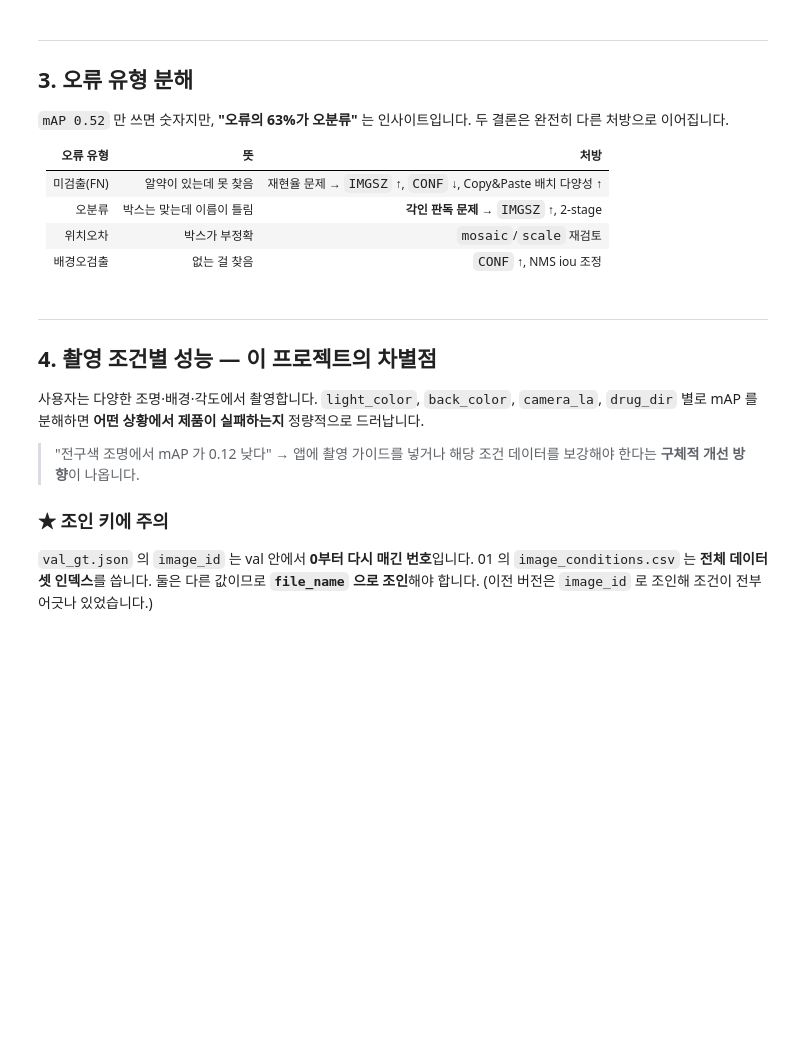
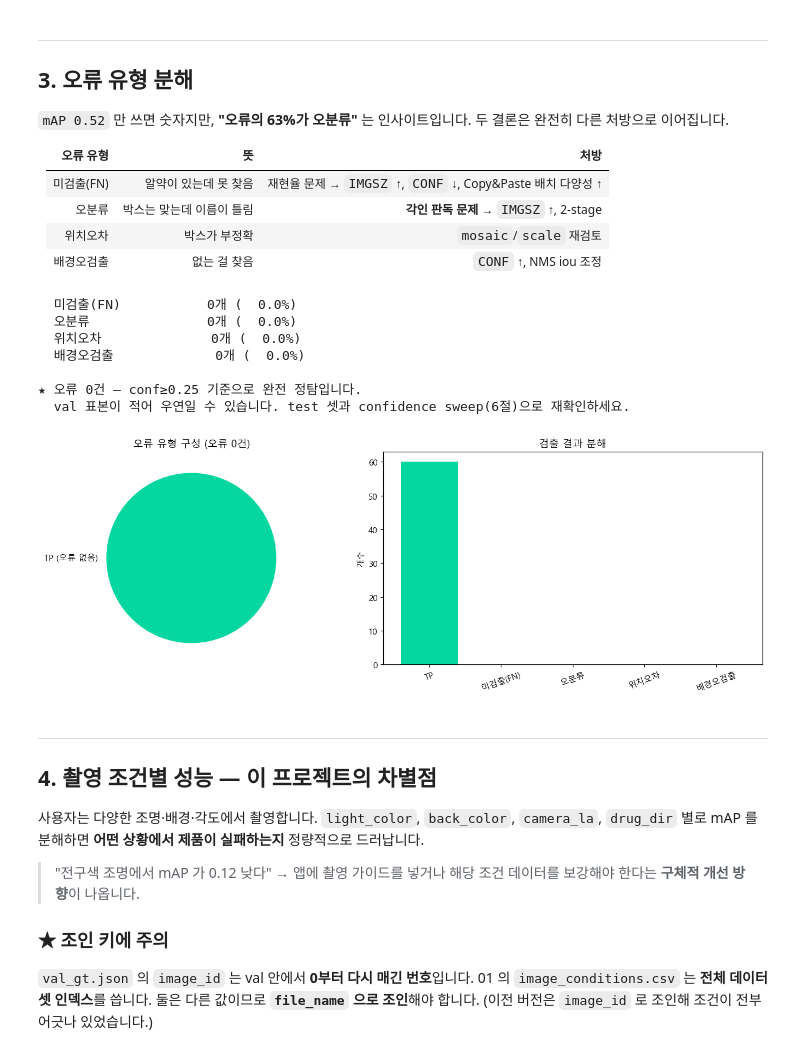
Before and after one commit to diokim17/pill-object-detection, a Jupyter notebook: notebooks/04_evaluation.ipynb, the cells around one changed output. Drawn from its saved outputs; the diff is of its cells as text; code cells hidden in the pictures; blank space fills up the shorter version.

```diff
--- a/notebooks/04_evaluation.ipynb
+++ b/notebooks/04_evaluation.ipynb
@@ -451,29 +467,53 @@ print(f"\nrecall {eb['recall']:.4f}  precision {eb['precision']:.4f}  (conf≥{E
 # %%
 plt = setup_matplotlib()
 
 for k, v in sorted(eb["ratio"].items(), key=lambda x: -x[1]):
     print(f"  {k:<12} {eb[k]:>6,}개 ({v*100:5.1f}%) {'█'*int(v*40)}")
 
-top = max(eb["ratio"], key=eb["ratio"].get)
+# ★ 오류가 하나도 없으면(완전 정탐) ratio 가 전부 0 — 이 경우 top/advice 는 건너뜁니다.
+n_err_total = sum(eb[k] for k in eb["ratio"])
 advice = {"미검출(FN)": "재현율 문제. IMGSZ 를 키우거나 CONF 를 낮추세요. "
                         "Copy&Paste 로 배치 다양성을 늘리는 것도 유효합니다.",
           "오분류": "검출은 되는데 종류를 틀립니다. 해상도를 올려 각인 판독력을 높이세요.",
           "위치오차": "박스가 부정확합니다. IMGSZ 상향, mosaic/scale 재검토.",
           "배경오검출": "없는 걸 찾습니다. CONF 상향 또는 NMS iou 조정."}
-print(f"\n★ 최대 오류: {top}\n  처방: {advice[top]}")
 
+if n_err_total > 0:
+    top = max(eb["ratio"], key=eb["ratio"].get)
+    print(f"\n★ 최대 오류: {top}\n  처방: {advice[top]}")
+else:
+    print(f"\n★ 오류 0건 — conf≥{EVAL_CONF} 기준으로 완전 정탐입니다.")
+    print("  val 표본이 적어 우연일 수 있습니다. test 셋과 confidence sweep(6절)으로 재확인하세요.")
+
+# ---------- 그래프 ----------
 fig, axes = plt.subplots(1, 2, figsize=(13, 4.5))
 labels = list(eb["ratio"]); vals = [eb["ratio"][k] for k in labels]
-axes[0].pie(vals, labels=labels, autopct="%1.1f%%",
-            colors=["#ff6b6b","#ffd93d","#6bcB77","#4d96ff"])
-axes[0].set_title("오류 유형 구성")
+
+if n_err_total > 0:
+    axes[0].pie(vals, labels=labels, autopct="%1.1f%%",
+                colors=["#ff6b6b","#ffd93d","#6bcB77","#4d96ff"])
+    axes[0].set_title("오류 유형 구성")
+else:
+    # ★ 합이 0이면 pie() 가 NaN 각도로 죽으므로, 파이 대신 '전량 TP'를 표시합니다.
+    axes[0].pie([1], labels=["TP (오류 없음)"], colors=["#06d6a0"])
+    axes[0].set_title("오류 유형 구성 (오류 0건)")
+
 axes[1].bar(["TP"]+labels, [eb["TP"]]+[eb[k] for k in labels],
             color=["#06d6a0","#ff6b6b","#ffd93d","#6bcB77","#4d96ff"])
 axes[1].set_ylabel("개수"); axes[1].set_title("검출 결과 분해")
 axes[1].tick_params(axis="x", rotation=20)
 plt.tight_layout()
 plt.savefig(f"{FIG_DIR}/{EXP_NAME}_error_breakdown.png", bbox_inches="tight")
 plt.show()
+# %% [output]
+  미검출(FN)           0개 (  0.0%)
+  오분류               0개 (  0.0%)
+  위치오차              0개 (  0.0%)
+  배경오검출             0개 (  0.0%)
+
+★ 오류 0건 — conf≥0.25 기준으로 완전 정탐입니다.
+  val 표본이 적어 우연일 수 있습니다. test 셋과 confidence sweep(6절)으로 재확인하세요.
+[figure, added]
 # %% [markdown]
 ---
 ## 4. 촬영 조건별 성능 — 이 프로젝트의 차별점
```
Also changed, not shown: parts of 10 cells of this notebook, 1 other file.
